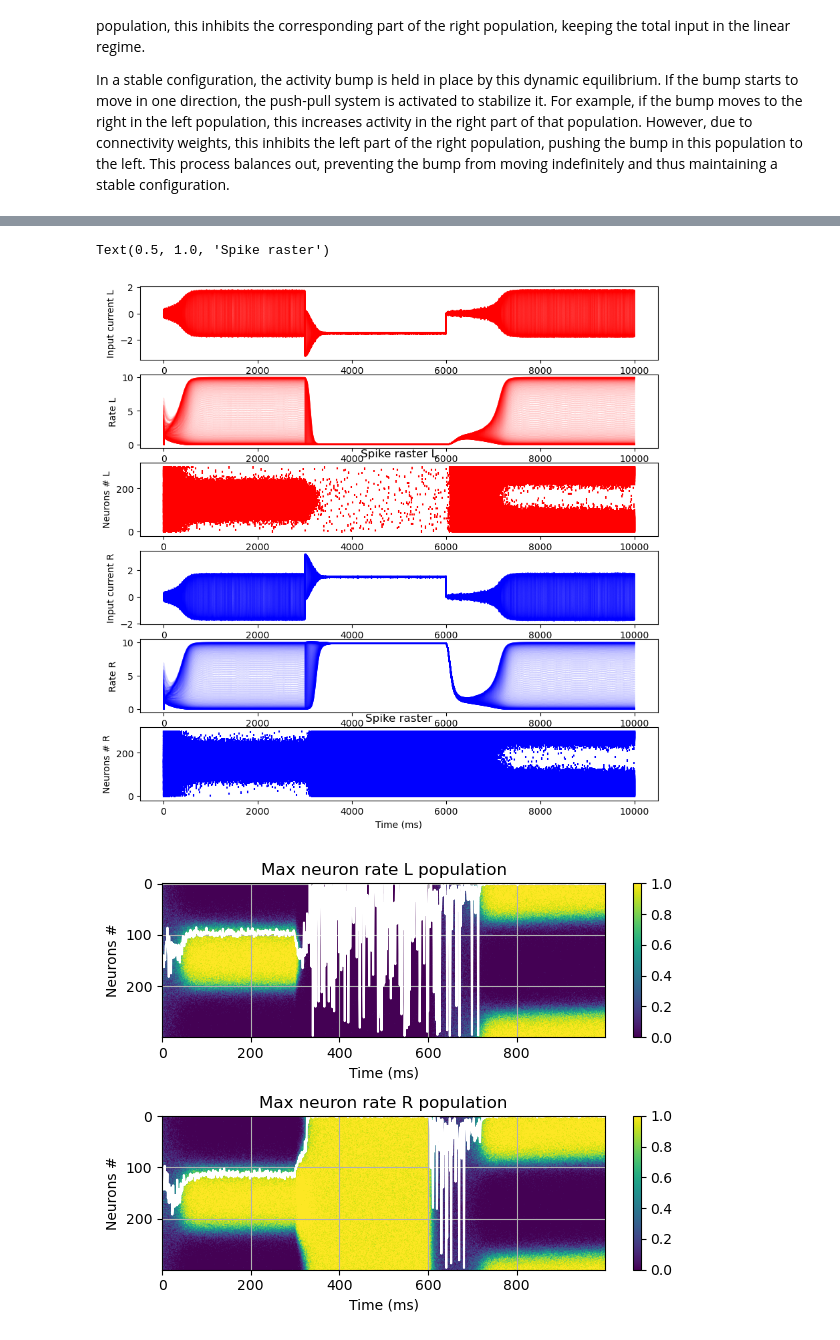
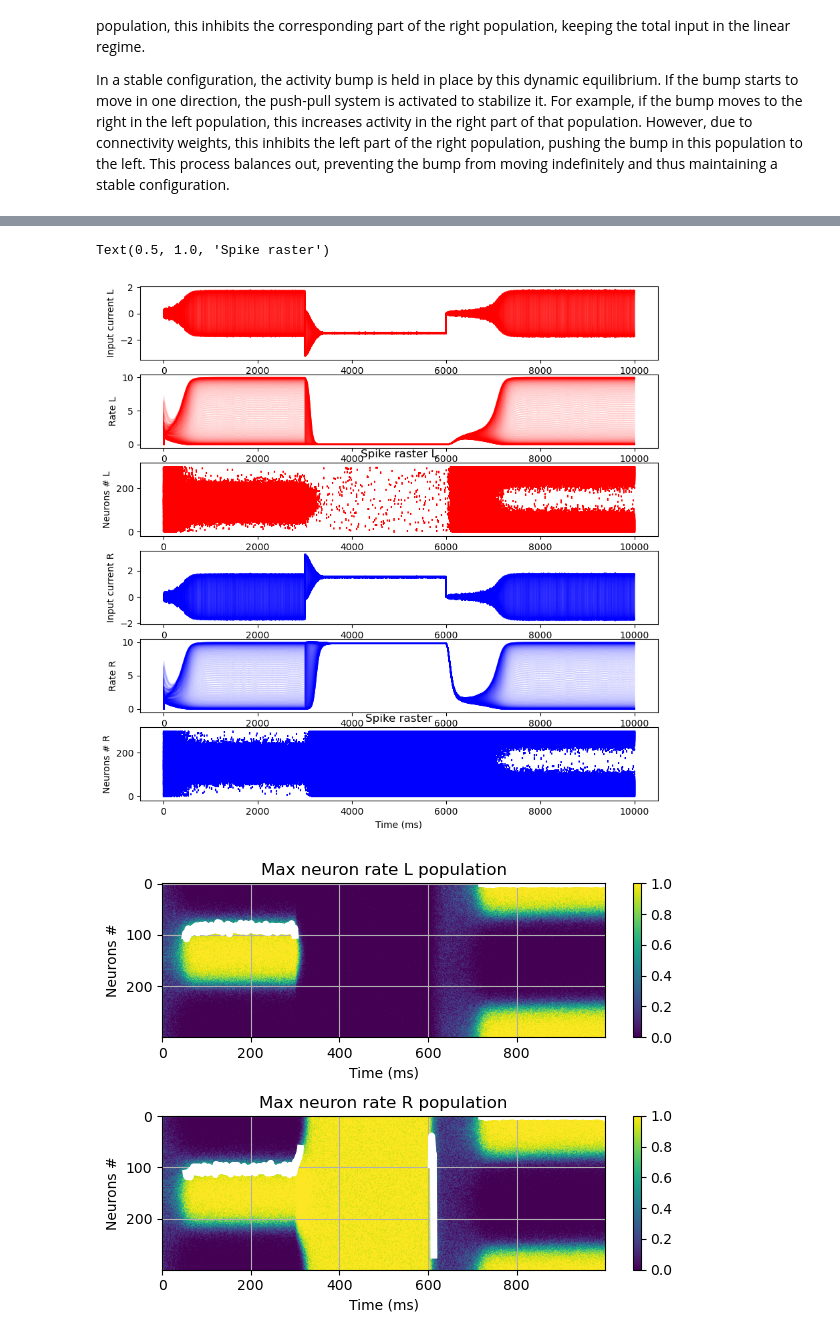
Before and after one commit to nosratullah/path_integration, a Jupyter notebook: attractors.ipynb, the cells around one changed output, grey strips where cells are left out. Drawn from its saved outputs; the diff is of its cells as text; code cells hidden in the pictures.

```diff
--- a/attractors.ipynb
+++ b/attractors.ipynb
@@ -46,7 +50,7 @@ N = 10 # number of neurons
 h = np.zeros((N, int(T/dt)))
 t = np.linspace(0, T, int(T/dt))
 I0 = 2 # 1e-6 # nA
-omega = 2e-2 # Hz
+omega = 1e-2 # Hz
 # I = np.zeros((N, int(T/dt))) # input current
 # I_noisy = np.random.normal(0, 1, (N, int(T/dt)))
 I = I0 * np.sin(omega * np.linspace(0, T, int(T/dt)))
@@ -55,3 +59,7 @@ I = np.tile(I, (N, 1))
 # I[:,:] = I0 * np.sin(omega * t)
 rate = np.zeros((N, int(T/dt)))
 spikes = np.zeros((N, int(T/dt)))
+plt.plot(I.T)# + np.random.normal(0, .1, I.shape).T);
+plt.title('Input current')
+plt.xlabel('Time (ms)')
+plt.ylabel('Current (A)')
@@ -450,7 +453,10 @@ plt.colorbar()
 
 max_neuron_rate = []
 for t in range(1, T):
-    max_neuron_rate.append(np.argmax(mean_rate[:, t]))
+    if np.sum(mean_rate[:, t], axis=0) < 2*N/3 and np.sum(mean_rate[:, t], axis=0) > N/3:
+        max_neuron_rate.append(np.argmax(mean_rate[:, t]))
+    else:
+        max_neuron_rate.append(np.nan)
 # mean_over_neurons = np.mean(mean_rate, axis=0)
 plt.plot(max_neuron_rate, color='white')
 # %% [output]
@@ -624,6 +760,7 @@ plt.tight_layout()
 For strong values of external input (~ $\pm 1.5$) the bump will disappear. This disapearing of bump will be different for each population as for one population all of the neurons become active and for the other population all of the neurons become inactive. But for both populations, there's no significant difference between the activity of neurons within the population (therefore, no bump).
 Once the external input goes away $(t > 600 ms)$ the two network has the chance to reconfigure their bumps. But this time, since there's no strong initialization the bump will be at a random position.
 # %%
+# Cheking only for 1 itteration
 # global parameters
 T = 1000 # ms
 dt = .1 # ms
@@ -674,8 +811,8 @@ for t in range(1, int(T/dt)):
     if t >= int(300/dt) and t < int(600/dt):
         # Il[:, t] = Il[:, t] + np.ones(N) * I0
         # Ir[:, t] = Ir[:, t] - np.ones(N) * I0
-        Il[:, t] = Il[:, t] +  I0
-        Ir[:, t] = Ir[:, t] - I0
+        Il[:, t] = Il[:, t] -  I0
+        Ir[:, t] = Ir[:, t] + I0
 
     hl[:, t] = hl[:, t-1] + dt * dhdt(hl[:, t-1], Il[:, t-1], tau, R)
     hr[:, t] = hr[:, t-1] + dt * dhdt(hr[:, t-1], Ir[:, t-1], tau, R)
@@ -724,34 +861,40 @@ plt.ylabel('Neurons # R')
 plt.title('Spike raster')
 # %% [output]
 Text(0.5, 1.0, 'Spike raster')
-[figure, old version]
+[figure, new version]
 # %%
 plt.subplot(211)
 mean_rate_l = calculate_mean_rate(N, T, dt, spikes_l)
 mean_over_time_l = np.mean(mean_rate_l, axis=1)
 plt.imshow(mean_rate_l, aspect='auto')
 plt.colorbar()
 max_neuron_rate_l = []
 for t in range(1, T):
-    max_neuron_rate_l.append(np.argmax(mean_rate_l[:, t]))
-plt.plot(max_neuron_rate_l, color='white')
+    if np.sum(mean_rate_l[:, t], axis=0) < 2*N/3 and np.sum(mean_rate_l[:, t], axis=0) > N/3:
+        max_neuron_rate_l.append(np.argmax(mean_rate_l[:, t]))
+    else:
+        max_neuron_rate_l.append(np.nan)
+plt.plot(max_neuron_rate_l, color='white', linewidth=5)
 plt.title('Max neuron rate L population')
 plt.ylabel('Neurons #')
 plt.xlabel('Time (ms)')
 plt.grid()
 plt.subplot(212)
 mean_rate_r = calculate_mean_rate(N, T, dt, spikes_r)
 mean_over_time_r = np.mean(mean_rate_r, axis=1)
 plt.imshow(mean_rate_r, aspect='auto')
 plt.colorbar()
 max_neuron_rate_r = []
 for t in range(1, T):
-    max_neuron_rate_r.append(np.argmax(mean_rate_r[:, t]))
-plt.plot(max_neuron_rate_r, color='white')
+    if np.sum(mean_rate_r[:, t], axis=0) < 2*N/3 and np.sum(mean_rate_r[:, t], axis=0) > N/3:
+        max_neuron_rate_r.append(np.argmax(mean_rate_r[:, t]))
+    else:
+        max_neuron_rate_r.append(np.nan)
+plt.plot(max_neuron_rate_r, color='white', linewidth=5)
 plt.title('Max neuron rate R population')
 plt.ylabel('Neurons #')
 plt.xlabel('Time (ms)')
 plt.grid()
 plt.tight_layout()
 # %% [output]
-[figure, old version]
+[figure, new version]
```
Also changed, not shown: parts of 25 cells of this notebook.
